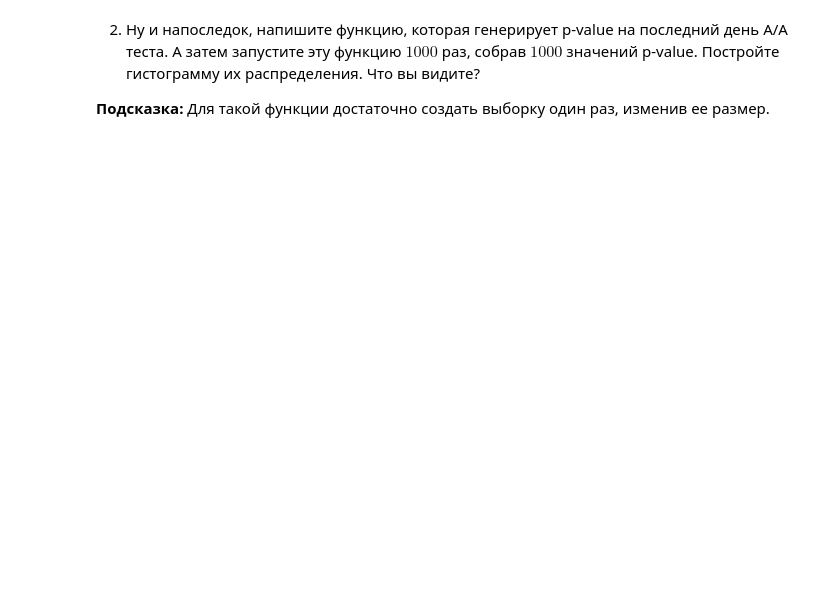
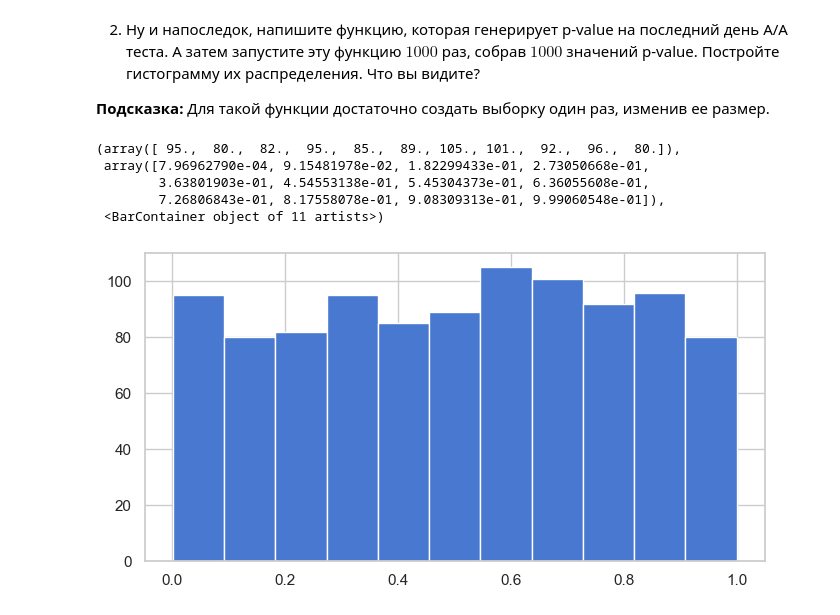
Before and after one commit to Kerblif/andan_2023-1, a Jupyter notebook: hw/hw04/hw04-red_or_blue.ipynb, the cells around one changed output. Drawn from its saved outputs; the diff is of its cells as text; code cells hidden in the pictures; blank space fills up the shorter version.

```diff
--- a/hw/hw04/hw04-red_or_blue.ipynb
+++ b/hw/hw04/hw04-red_or_blue.ipynb
@@ -624,0 +678,10 @@ __Подсказка:__ Для такой функции достаточно с
+# %%
+res = np.array([simulateAA(50) for i in range(1000)])
+plt.hist(res, bins='auto')
+# %% [output]
+(array([ 95.,  80.,  82.,  95.,  85.,  89., 105., 101.,  92.,  96.,  80.]),
+ array([7.96962790e-04, 9.15481978e-02, 1.82299433e-01, 2.73050668e-01,
+        3.63801903e-01, 4.54553138e-01, 5.45304373e-01, 6.36055608e-01,
+        7.26806843e-01, 8.17558078e-01, 9.08309313e-01, 9.99060548e-01]),
+ <BarContainer object of 11 artists>)
+[figure, added]
```
Also changed, not shown: parts of 6 cells of this notebook.
